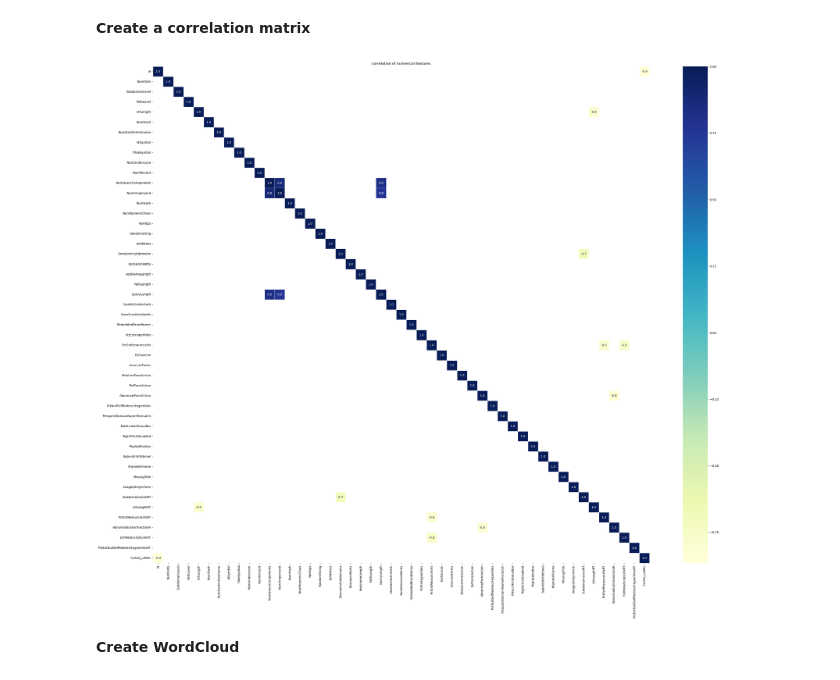
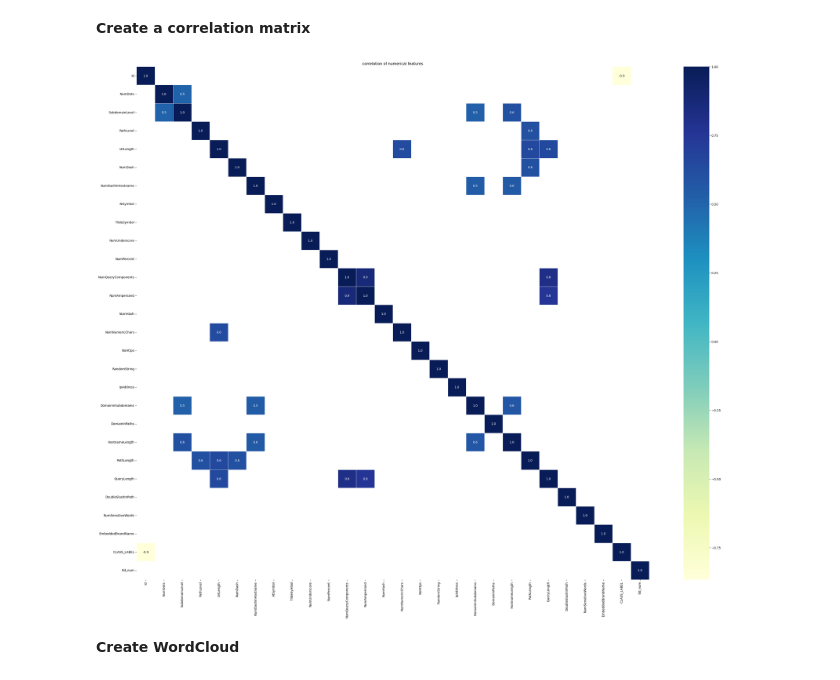
Before and after one commit to Fafien/PhishingDataset, a Jupyter notebook: phishing_analysis.ipynb, the cells around one changed output. Drawn from its saved outputs; the diff is of its cells as text; code cells hidden in the pictures.

```diff
--- a/phishing_analysis.ipynb
+++ b/phishing_analysis.ipynb
@@ -48,3 +52,5 @@ memory usage: 3.8 MB
+# %%
+df = df.drop(['PctExtHyperlinks', 'PctExtResourceUrls', 'ExtFavicon', 'InsecureForms', 'RelativeFormAction', 'ExtFormAction', 'AbnormalFormAction', 'PctNullSelfRedirectHyperlinks', 'FrequentDomainNameMismatch', 'FakeLinkInStatusBar', 'RightClickDisabled', 'PopUpWindow', 'SubmitInfoToEmail', 'IframeOrFrame', 'MissingTitle', 'ImagesOnlyInForm', 'SubdomainLevelRT', 'UrlLengthRT', 'PctExtResourceUrlsRT', 'AbnormalExtFormActionR', 'ExtMetaScriptLinkRT', 'PctExtNullSelfRedirectHyperlinksRT'], axis=1)
 # %% [markdown]
 **Add the corresponding URL information to each line**
 # %%
@@ -179,13 +298,16 @@ df_describe = df.groupby('CLASS_LABEL').describe().transpose()
 # %% [markdown]
 **Create a correlation matrix**
 # %%
+le = preprocessing.LabelEncoder()
+df['tld_num'] = le.fit_transform(df['tld'])
+
 plt.figure(figsize = (40, 30))
 corr_matrix = df.corr(method='pearson')
-filtered_matrix = corr_matrix[(corr_matrix >= 0.70) | (corr_matrix <= -0.70)]
+filtered_matrix = corr_matrix[(corr_matrix >= 0.50) | (corr_matrix <= -0.50)]
 sns.heatmap(filtered_matrix, vmax = 1, linewidths = 0.5, fmt= '.1f',
             square = True, annot = True, cmap = 'YlGnBu', linecolor = "white")
 plt.title('correlation of numerical features');
 # %% [output]
-[figure, old version]
+[figure, new version]
 # %% [markdown]
 **Create WordCloud**
```
Also changed, not shown: parts of 27 cells of this notebook, 14 other files.
